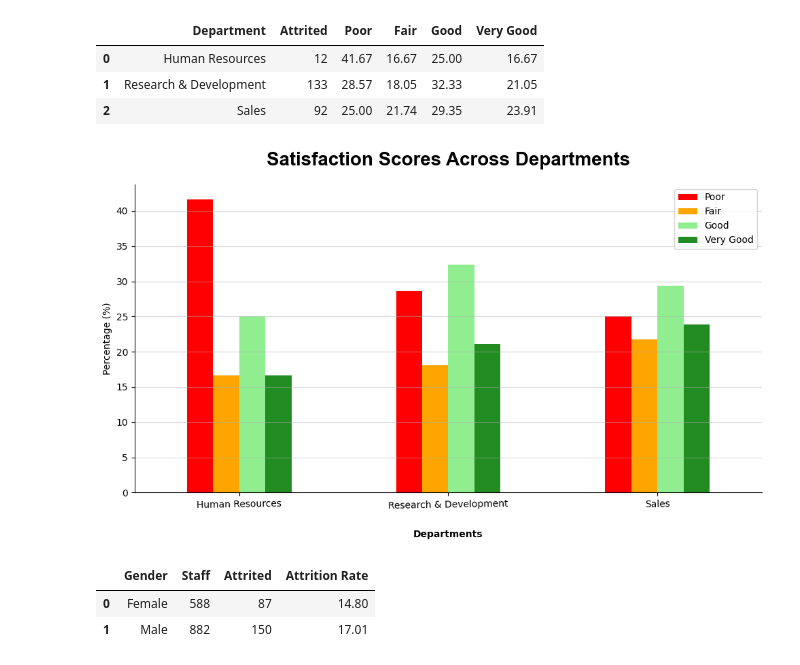
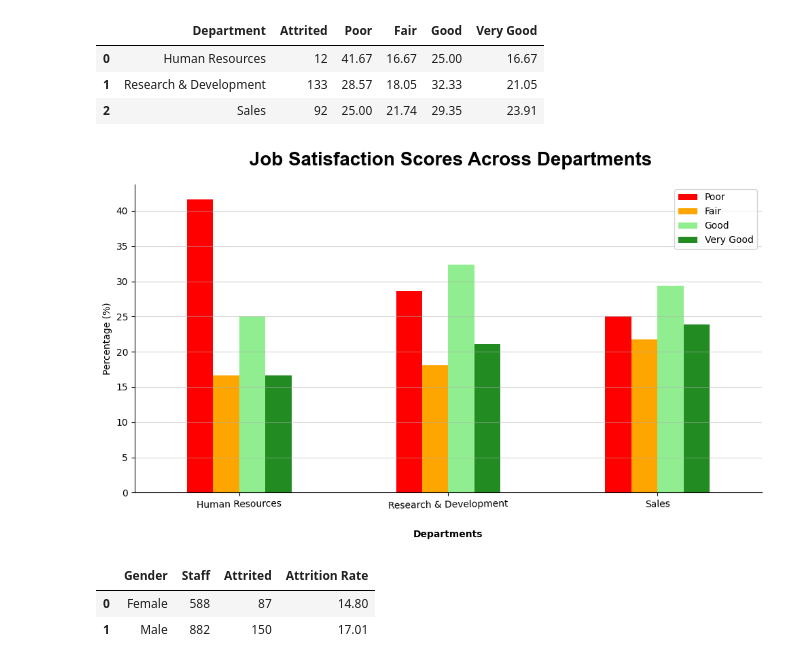
Before and after one commit to iamdrmeka/HR_Attrition_Analysis, a Jupyter notebook: hr_attrition.ipynb, the cells around one changed output. Cells and saved outputs as stored; diff of their text form; code cells hidden in the pictures.

```diff
--- a/hr_attrition.ipynb
+++ b/hr_attrition.ipynb
@@ -297,28 +301,28 @@ display(satisfaction_table)
 # %%
 #Plot Satisfaction Scores Across Departments
 satisfaction_table.set_index('Department')[['Poor', 'Fair', 'Good', 'Very Good']].plot(
     kind='bar',
     figsize=(10,6),
     color=['red', 'orange', 'lightgreen', 'forestgreen']
 )
 
-plt.title('Satisfaction Scores Across Departments',
+plt.title(' Job Satisfaction Scores Across Departments',
           fontsize=20,
           fontweight='bold',
           pad=20,
           fontname='Arial'
 )
 plt.grid(axis='y', linestyle='solid', alpha=0.5)
 plt.ylabel('Percentage (%)')
 plt.xlabel('Departments',fontweight='bold', labelpad=20)
 plt.xticks(rotation=1)
 plt.tight_layout()
 lines = plt.gca()
 lines.spines['top'].set_visible(False)
 lines.spines['right'].set_visible(False)
 plt.show()
 # %% [output]
-[figure, old version]
+[figure, new version]
 # %%
 #Gender and attrition
 gender_count = df.groupby('gender')['employee_number'].nunique()
```
Also changed, not shown: parts of 35 cells of this notebook, 33 other files.
